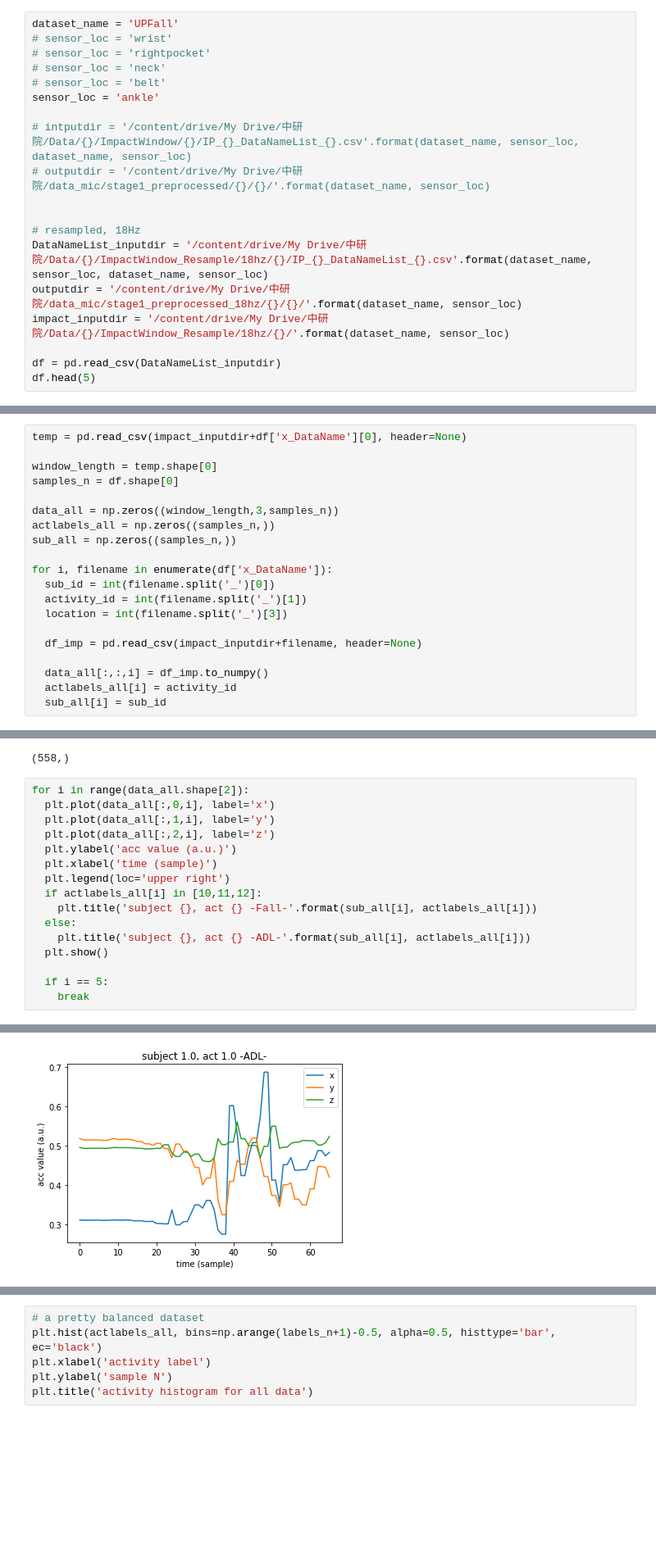
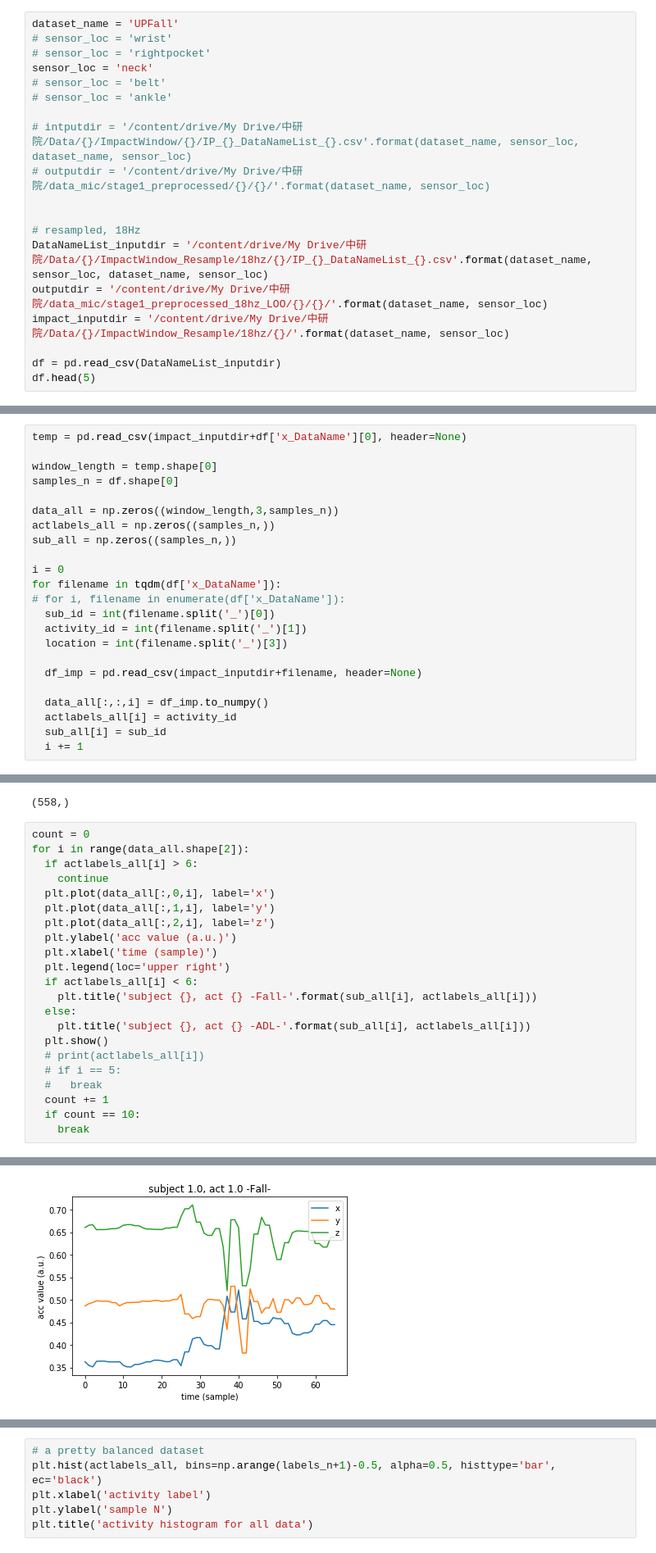
Before and after one commit to chanmi168/Fall-Detection-DAT, a Jupyter notebook: stage1_preprocessing_UPFall.ipynb, the cells around one changed output, grey strips where cells are left out. Shown at 82% size. Saved outputs shown, nothing was run; the diff lists cells and outputs as text; blank space fills up the shorter version.

```diff
--- a/stage1_preprocessing_UPFall.ipynb
+++ b/stage1_preprocessing_UPFall.ipynb
@@ -33,9 +33,9 @@ Get data_management (all) first
 dataset_name = 'UPFall'
 # sensor_loc = 'wrist'
 # sensor_loc = 'rightpocket'
-# sensor_loc = 'neck'
+sensor_loc = 'neck'
 # sensor_loc = 'belt'
-sensor_loc = 'ankle'
+# sensor_loc = 'ankle'
 
 # intputdir = '/content/drive/My Drive/中研院/Data/{}/ImpactWindow/{}/IP_{}_DataNameList_{}.csv'.format(dataset_name, sensor_loc, dataset_name, sensor_loc)
 # outputdir = '/content/drive/My Drive/中研院/data_mic/stage1_preprocessed/{}/{}/'.format(dataset_name, sensor_loc)
@@ -43,7 +43,7 @@ sensor_loc = 'ankle'
 
 # resampled, 18Hz
 DataNameList_inputdir = '/content/drive/My Drive/中研院/Data/{}/ImpactWindow_Resample/18hz/{}/IP_{}_DataNameList_{}.csv'.format(dataset_name, sensor_loc, dataset_name, sensor_loc)
-outputdir = '/content/drive/My Drive/中研院/data_mic/stage1_preprocessed_18hz/{}/{}/'.format(dataset_name, sensor_loc)
+outputdir = '/content/drive/My Drive/中研院/data_mic/stage1_preprocessed_18hz_LOO/{}/{}/'.format(dataset_name, sensor_loc)
 impact_inputdir = '/content/drive/My Drive/中研院/Data/{}/ImpactWindow_Resample/18hz/{}/'.format(dataset_name, sensor_loc)
 
 df = pd.read_csv(DataNameList_inputdir)
@@ -83,7 +83,9 @@ data_all = np.zeros((window_length,3,samples_n))
 actlabels_all = np.zeros((samples_n,))
 sub_all = np.zeros((samples_n,))
 
-for i, filename in enumerate(df['x_DataName']):
+i = 0
+for filename in tqdm(df['x_DataName']):
+# for i, filename in enumerate(df['x_DataName']):
   sub_id = int(filename.split('_')[0])
   activity_id = int(filename.split('_')[1])
   location = int(filename.split('_')[3])
@@ -93,3 +95,4 @@ for i, filename in enumerate(df['x_DataName']):
   data_all[:,:,i] = df_imp.to_numpy()
   actlabels_all[i] = activity_id
   sub_all[i] = sub_id
+  i += 1
@@ -124,19 +131,25 @@ sub_all.shape
 # %% [output]
 (558,)
 # %%
+count = 0
 for i in range(data_all.shape[2]):
+  if actlabels_all[i] > 6:
+    continue
   plt.plot(data_all[:,0,i], label='x')
   plt.plot(data_all[:,1,i], label='y')
   plt.plot(data_all[:,2,i], label='z')
   plt.ylabel('acc value (a.u.)')
   plt.xlabel('time (sample)')
   plt.legend(loc='upper right')
-  if actlabels_all[i] in [10,11,12]:
+  if actlabels_all[i] < 6:
     plt.title('subject {}, act {} -Fall-'.format(sub_all[i], actlabels_all[i]))
   else:
     plt.title('subject {}, act {} -ADL-'.format(sub_all[i], actlabels_all[i]))
   plt.show()
-
-  if i == 5:
+  # print(actlabels_all[i])
+  # if i == 5:
+  #   break
+  count += 1
+  if count == 10:
     break
 # %% [output]
@@ -144 +157 @@ for i in range(data_all.shape[2]):
-[figure, old version]
+[figure, new version]
```
Also changed, not shown: parts of 11 cells of this notebook, 12 other files.
